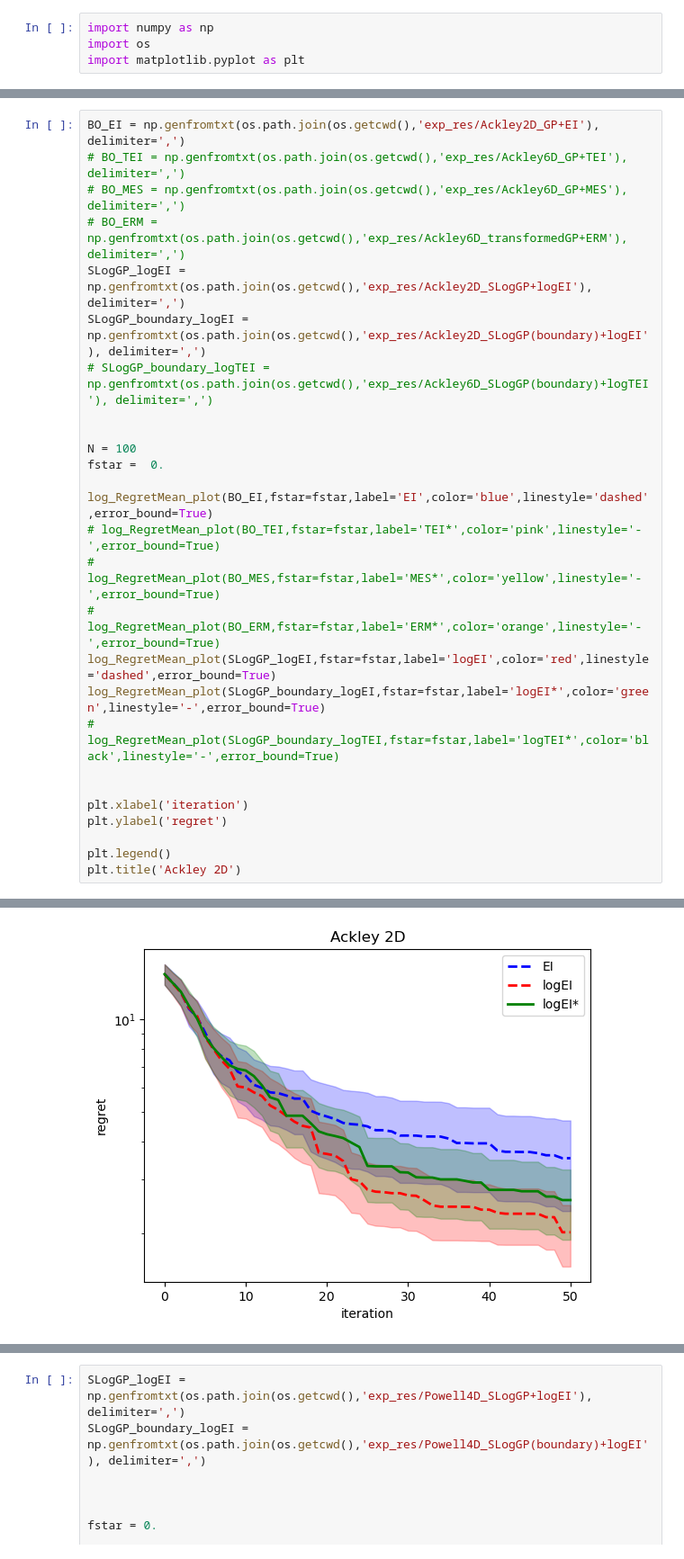
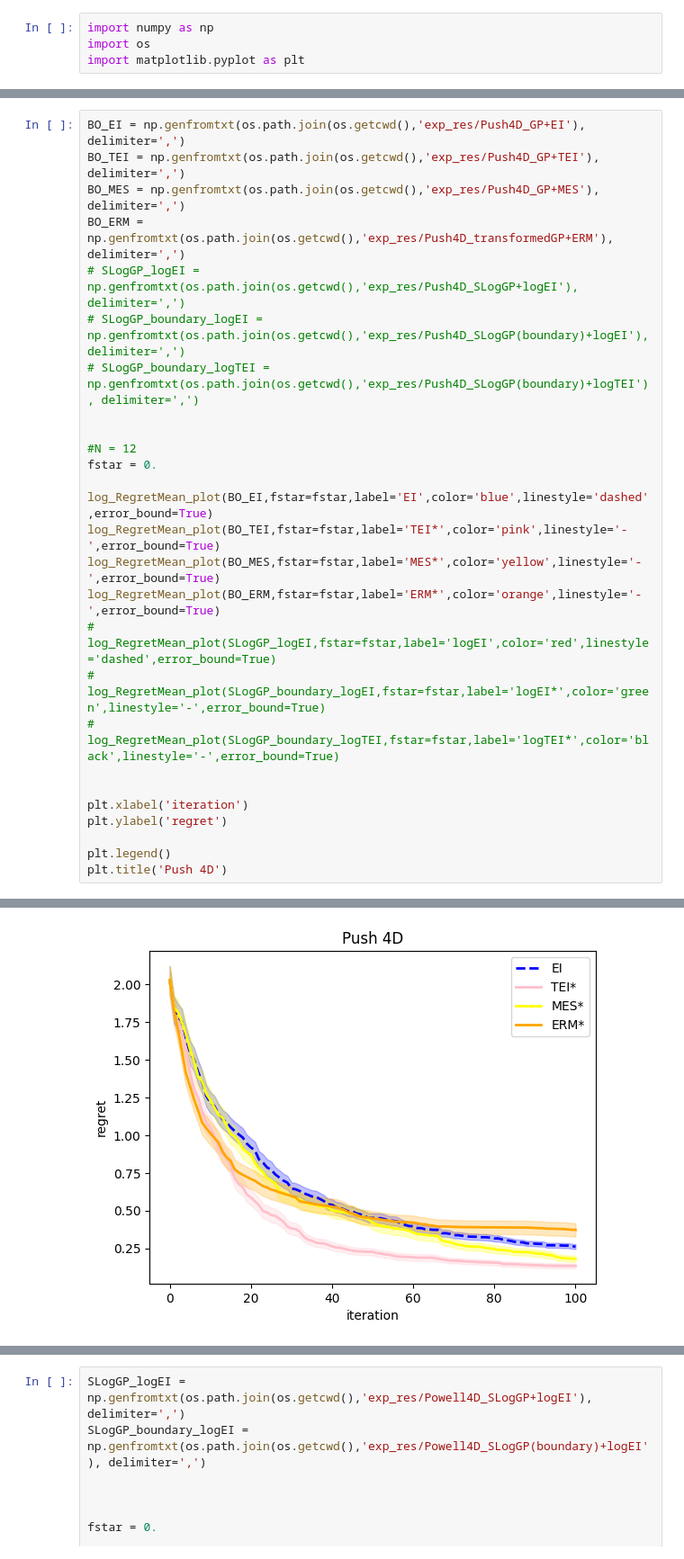
Before and after one commit to HanyangHenry-Wang/SLogGP_KnownBoundary, a Jupyter notebook: plot.ipynb, the cells around one changed output, grey strips where cells are left out. Shown at 90% size. Saved outputs shown, nothing was run; the diff lists cells and outputs as text.

```diff
--- a/plot.ipynb
+++ b/plot.ipynb
@@ -36,22 +272,22 @@ def log_RegretMean_plot(res,fstar,label,color,linestyle,error_bound=True):
 # %%
-BO_EI = np.genfromtxt(os.path.join(os.getcwd(),'exp_res/Ackley2D_GP+EI'), delimiter=',')
-# BO_TEI = np.genfromtxt(os.path.join(os.getcwd(),'exp_res/Ackley6D_GP+TEI'), delimiter=',')
-# BO_MES = np.genfromtxt(os.path.join(os.getcwd(),'exp_res/Ackley6D_GP+MES'), delimiter=',')
-# BO_ERM = np.genfromtxt(os.path.join(os.getcwd(),'exp_res/Ackley6D_transformedGP+ERM'), delimiter=',')
-SLogGP_logEI = np.genfromtxt(os.path.join(os.getcwd(),'exp_res/Ackley2D_SLogGP+logEI'), delimiter=',')
-SLogGP_boundary_logEI = np.genfromtxt(os.path.join(os.getcwd(),'exp_res/Ackley2D_SLogGP(boundary)+logEI'), delimiter=',')
-# SLogGP_boundary_logTEI = np.genfromtxt(os.path.join(os.getcwd(),'exp_res/Ackley6D_SLogGP(boundary)+logTEI'), delimiter=',')
+BO_EI = np.genfromtxt(os.path.join(os.getcwd(),'exp_res/Push4D_GP+EI'), delimiter=',')
+BO_TEI = np.genfromtxt(os.path.join(os.getcwd(),'exp_res/Push4D_GP+TEI'), delimiter=',')
+BO_MES = np.genfromtxt(os.path.join(os.getcwd(),'exp_res/Push4D_GP+MES'), delimiter=',')
+BO_ERM = np.genfromtxt(os.path.join(os.getcwd(),'exp_res/Push4D_transformedGP+ERM'), delimiter=',')
+# SLogGP_logEI = np.genfromtxt(os.path.join(os.getcwd(),'exp_res/Push4D_SLogGP+logEI'), delimiter=',')
+# SLogGP_boundary_logEI = np.genfromtxt(os.path.join(os.getcwd(),'exp_res/Push4D_SLogGP(boundary)+logEI'), delimiter=',')
+# SLogGP_boundary_logTEI = np.genfromtxt(os.path.join(os.getcwd(),'exp_res/Push4D_SLogGP(boundary)+logTEI'), delimiter=',')
 
 
-N = 100
-fstar =  0.
+#N = 12
+fstar = 0.
 
 log_RegretMean_plot(BO_EI,fstar=fstar,label='EI',color='blue',linestyle='dashed',error_bound=True)
-# log_RegretMean_plot(BO_TEI,fstar=fstar,label='TEI*',color='pink',linestyle='-',error_bound=True)
-# log_RegretMean_plot(BO_MES,fstar=fstar,label='MES*',color='yellow',linestyle='-',error_bound=True)
-# log_RegretMean_plot(BO_ERM,fstar=fstar,label='ERM*',color='orange',linestyle='-',error_bound=True)
-log_RegretMean_plot(SLogGP_logEI,fstar=fstar,label='logEI',color='red',linestyle='dashed',error_bound=True)
-log_RegretMean_plot(SLogGP_boundary_logEI,fstar=fstar,label='logEI*',color='green',linestyle='-',error_bound=True)
+log_RegretMean_plot(BO_TEI,fstar=fstar,label='TEI*',color='pink',linestyle='-',error_bound=True)
+log_RegretMean_plot(BO_MES,fstar=fstar,label='MES*',color='yellow',linestyle='-',error_bound=True)
+log_RegretMean_plot(BO_ERM,fstar=fstar,label='ERM*',color='orange',linestyle='-',error_bound=True)
+# log_RegretMean_plot(SLogGP_logEI,fstar=fstar,label='logEI',color='red',linestyle='dashed',error_bound=True)
+# log_RegretMean_plot(SLogGP_boundary_logEI,fstar=fstar,label='logEI*',color='green',linestyle='-',error_bound=True)
 # log_RegretMean_plot(SLogGP_boundary_logTEI,fstar=fstar,label='logTEI*',color='black',linestyle='-',error_bound=True)
 
 
@@ -59,5 +295,5 @@ plt.xlabel('iteration')
 plt.ylabel('regret')
 
 plt.legend()
-plt.title('Ackley 2D')
+plt.title('Push 4D')
 # %% [output]
@@ -65 +301 @@ Text(0.5, 1.0, 'Ackley 2D')
-[figure, old version]
+[figure, new version]
```
Also changed, not shown: parts of 19 cells of this notebook, 25 other files.
